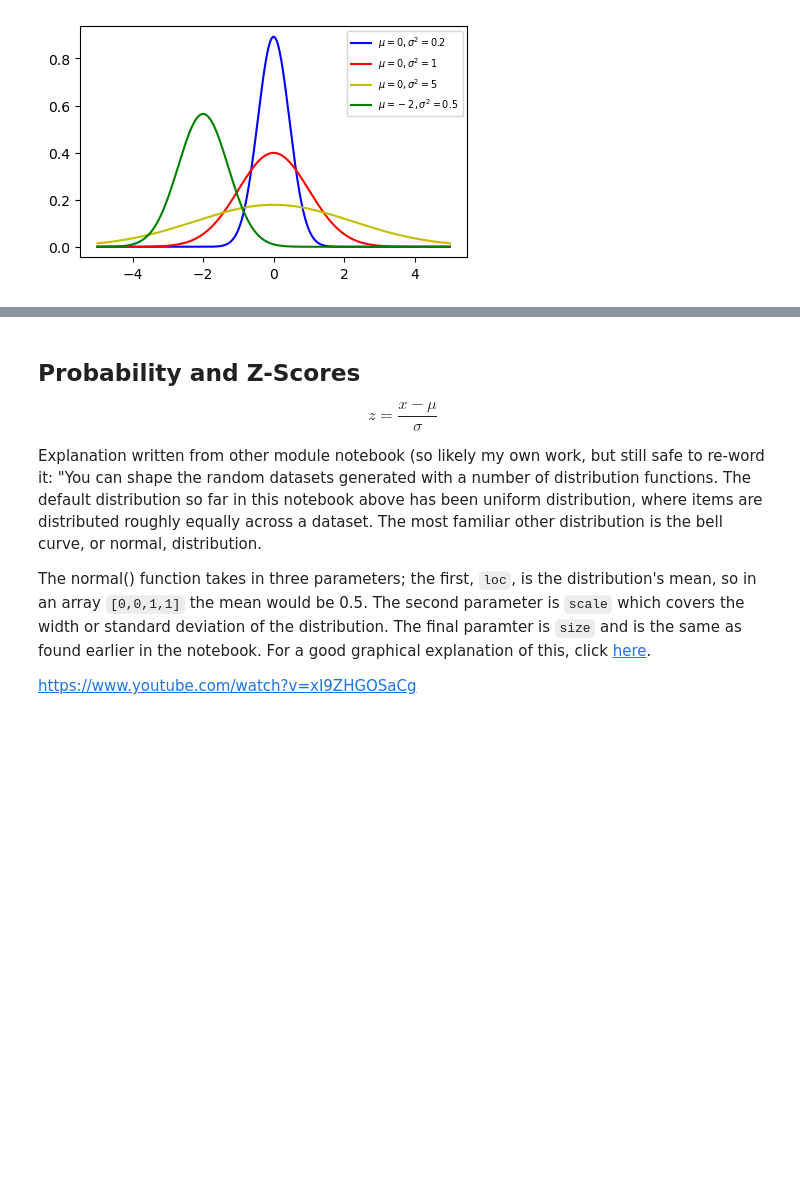
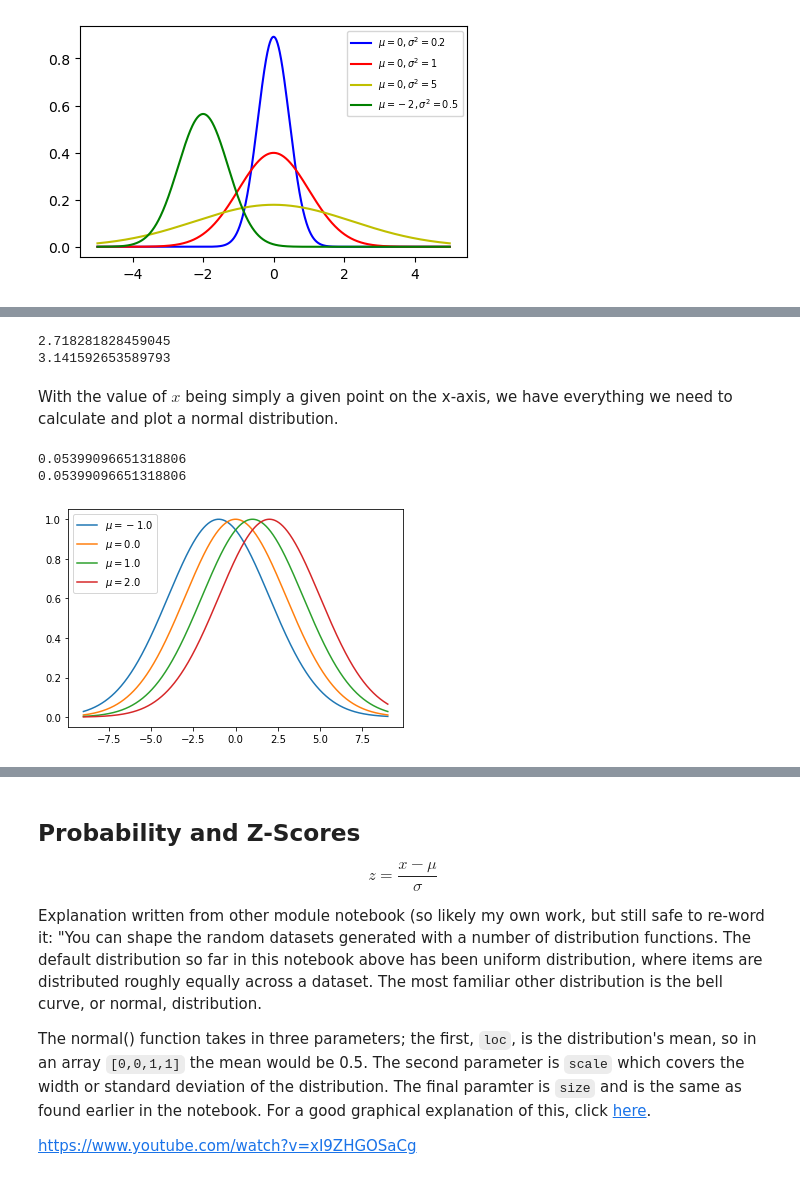
Before and after one commit to kiehozero/atu-fundda2022, a Jupyter notebook: practicals/00-normal-distribution.ipynb, the cells around one changed output, grey strips where cells are left out. Cells and saved outputs as stored; diff of their text form; code cells hidden in the pictures; blank space fills up the shorter version.

```diff
--- a/practicals/00-normal-distribution.ipynb
+++ b/practicals/00-normal-distribution.ipynb
@@ -126,5 +135,43 @@ Here we can see the $\mu$ and $\sigma$ symbols identified above as the mean and
 # %%
-# code here
+print(np.e)
+print(np.pi)
+# %% [output]
+2.718281828459045
+3.141592653589793
+# %% [markdown]
+With the value of $x$ being simply a given point on the x-axis, we have everything we need to calculate and plot a normal distribution.
+# %%
+mu = 0
+sigma = 1
+x = 2
+
+wik = 1/(sigma * (2*np.pi)**.5) * np.e ** (-(x-mu)**2/(2 * sigma**2))
+ian = (1.0 / np.sqrt(2 * np.pi * sigma**2)) * (np.exp(-((x - mu)**2 / (2 * sigma**2))))
+
+print(wik)
+print(ian)
+
+# plot a basic norm dist here, below is Ian's example
+
+# Changing values of mu.
+# The mu again represents the mean, this is why in numpy the particular parameter is called the loc, for location
+
+# Set some initial values, we'll ignore this mu.
+mu, sigma = 0.0, 3.0
+
+# x values for plot.
+x = np.linspace(-9.0, 9.0, 1000)
+
+# Plot the function for several different values of mu.
+for mu in [-1.0, 0.0, 1.0, 2.0]:
+    plt.plot(x, np.exp(-((x - mu)**2 / (2 * sigma**2))), label=rf'$\mu = {mu}$')
+
+# Add a legend.
+plt.legend();
+# %% [output]
+0.05399096651318806
+0.05399096651318806
+[figure, added]
 # %% [markdown]
 ## The Central Limit Theorem
 
```
Also changed, not shown: parts of 10 cells of this notebook, 1 other file.
